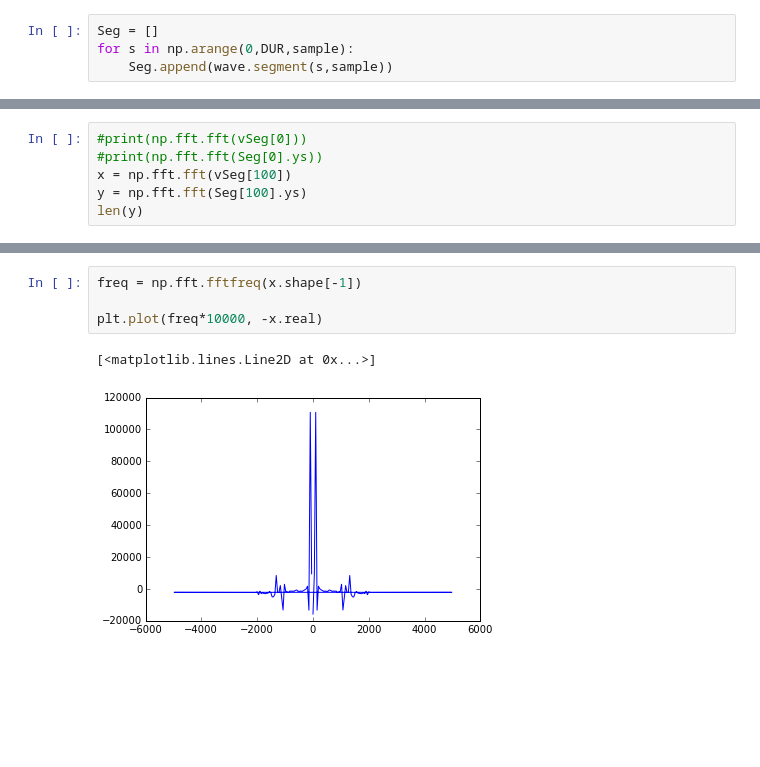
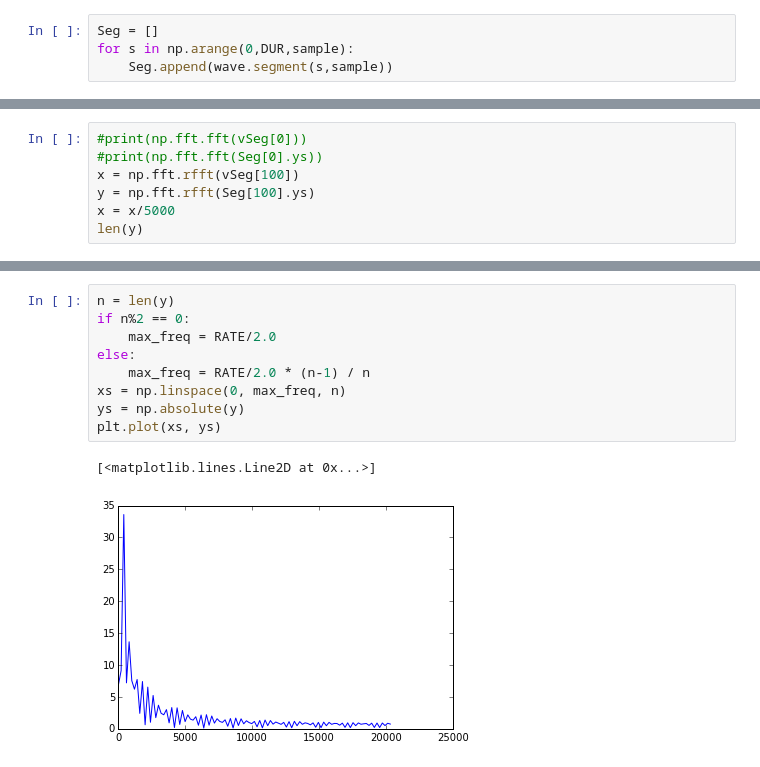
Before and after one commit to jabb1123/Vocoder_project-SigSys, a Jupyter notebook: code/Audio_vocoder.ipynb, the cells around one changed output, grey strips where cells are left out. Cells and saved outputs as stored; diff of their text form; blank space fills up the shorter version.

```diff
--- a/code/Audio_vocoder.ipynb
+++ b/code/Audio_vocoder.ipynb
@@ -173,7 +178,8 @@ spec.plot()
 # %%
 #print(np.fft.fft(vSeg[0]))
 #print(np.fft.fft(Seg[0].ys))
-x = np.fft.fft(vSeg[100])
-y = np.fft.fft(Seg[100].ys)
+x = np.fft.rfft(vSeg[100])
+y = np.fft.rfft(Seg[100].ys)
+x = x/5000
 len(y)
 # %% [output]
@@ -188,7 +187,12 @@ plt.plot(freq*10000, -y)
-# %%
-freq = np.fft.fftfreq(x.shape[-1])
-
-plt.plot(freq*10000, -x.real)
-# %% [output]
-[<matplotlib.lines.Line2D at 0x...>]
-[figure, removed]
+# %%
+n = len(y)
+if n%2 == 0:
+    max_freq = RATE/2.0
+else:
+    max_freq = RATE/2.0 * (n-1) / n
+xs = np.linspace(0, max_freq, n)
+ys = np.absolute(y)
+plt.plot(xs, ys)
+# %% [output]
+[<matplotlib.lines.Line2D at 0x...>]
+[figure, added]
```
Also changed, not shown: parts of 17 cells of this notebook, 1 other file.
